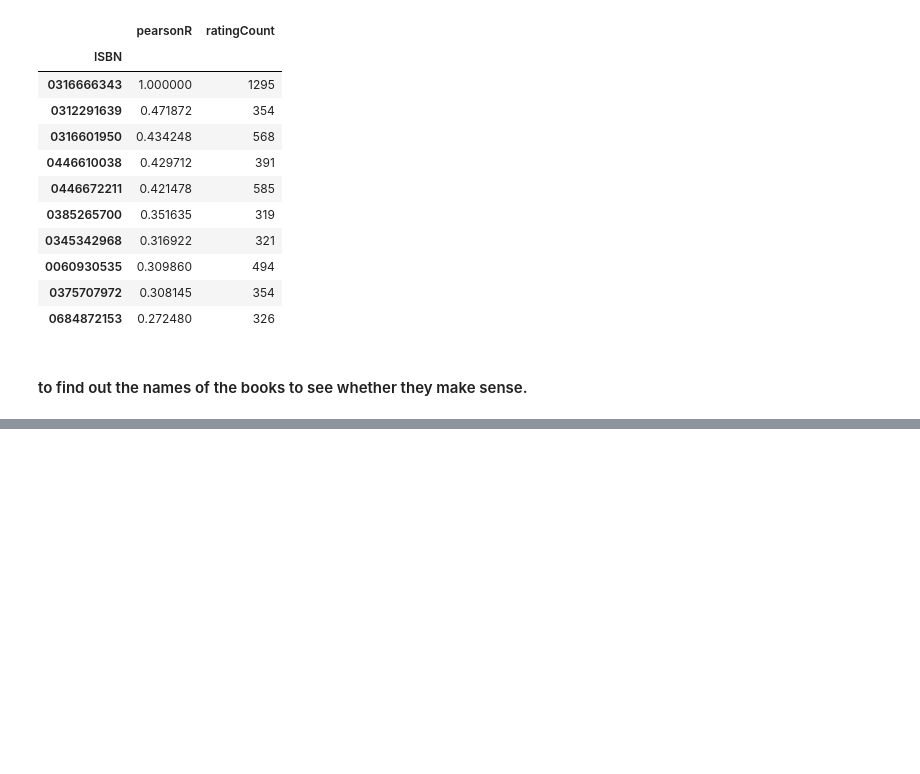
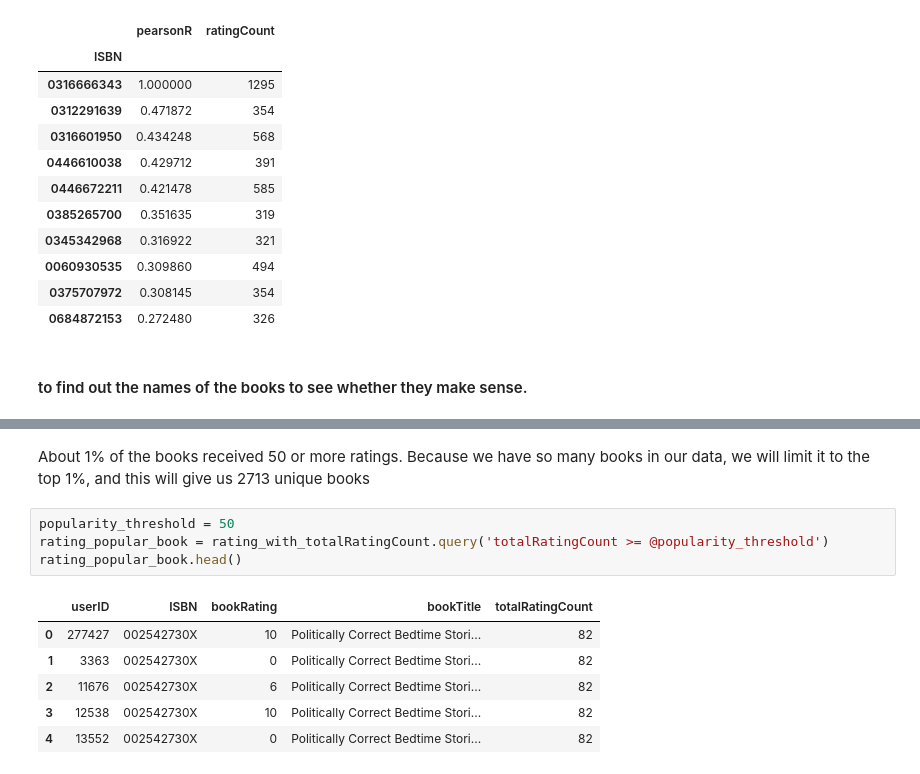
Before and after one commit to AlejandraG01/RS-init, a Jupyter notebook: book-RS/Books-RS.ipynb, the cells around one changed output, grey strips where cells are left out. Cells and saved outputs as stored; diff of their text form; blank space fills up the shorter version.

```diff
--- a/book-RS/Books-RS.ipynb
+++ b/book-RS/Books-RS.ipynb
@@ -212,0 +289,13 @@ corr_books
+# %% [markdown]
+About 1% of the books received 50 or more ratings. Because we have so many books in our data, we will limit it to the top 1%, and this will give us 2713 unique books
+# %%
+popularity_threshold = 50
+rating_popular_book = rating_with_totalRatingCount.query('totalRatingCount >= @popularity_threshold')
+rating_popular_book.head()
+# %% [output]
+|  | userID | ISBN | bookRating | bookTitle | totalRatingCount |
+| 0 | 277427 | 002542730X | 10 | Politically Correct Bedtime Stori... | 82 |
+| 1 | 3363 | 002542730X | 0 | Politically Correct Bedtime Stori... | 82 |
+| 2 | 11676 | 002542730X | 6 | Politically Correct Bedtime Stori... | 82 |
+| 3 | 12538 | 002542730X | 10 | Politically Correct Bedtime Stori... | 82 |
+| 4 | 13552 | 002542730X | 0 | Politically Correct Bedtime Stori... | 82 |
```
Also changed, not shown: parts of 28 cells of this notebook.
